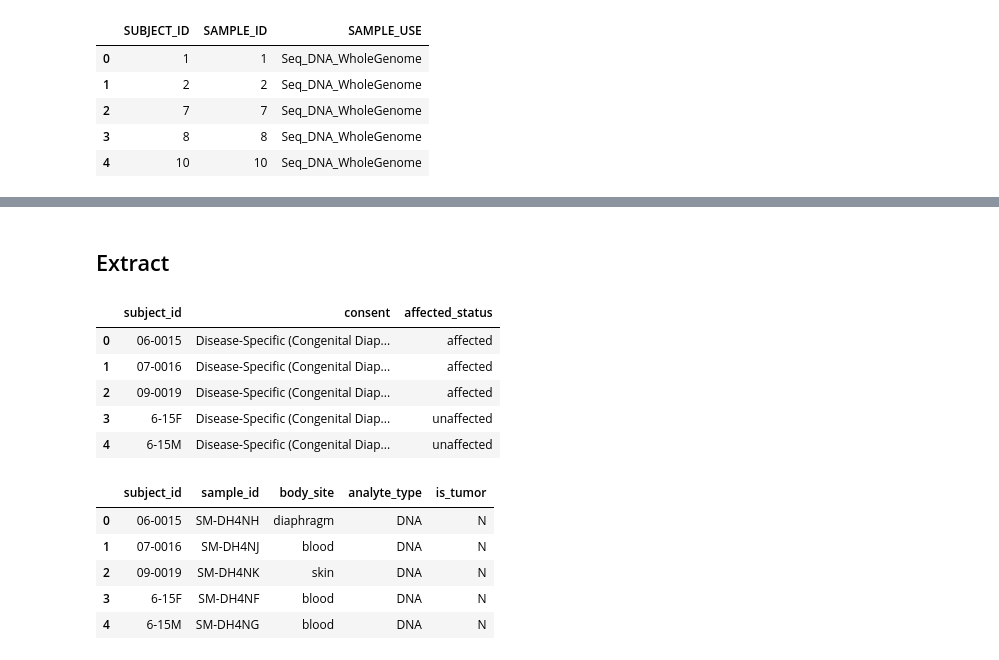
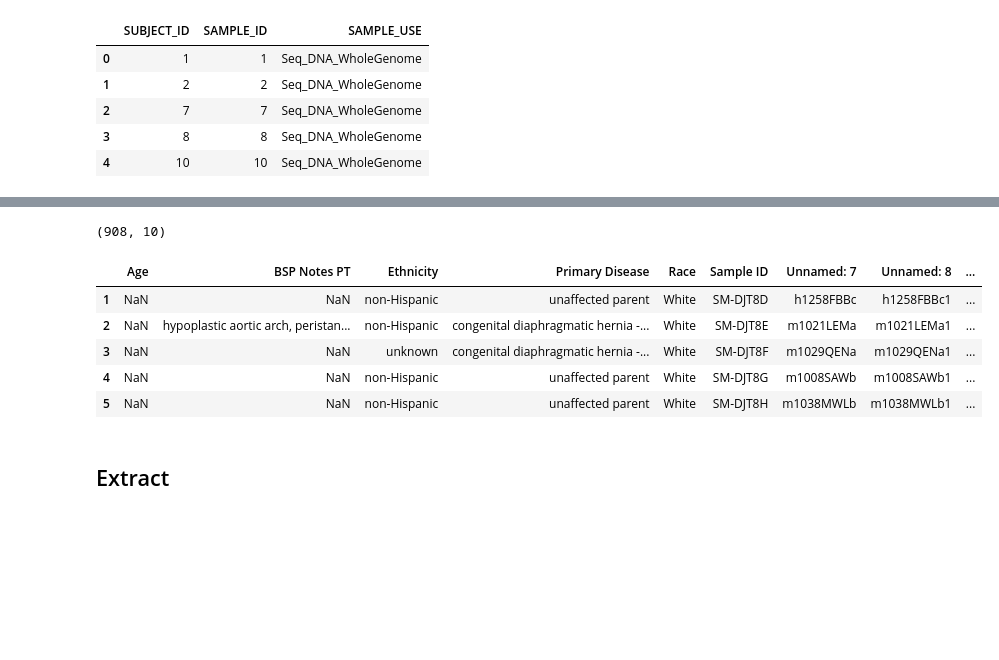
Before and after one commit to ConnorBarnhill/kf-api-dataservice, a Jupyter notebook: dataservice/util/data_import/chung/Chung-Import.ipynb, the cells around one changed output, grey strips where cells are left out. Saved outputs shown, nothing was run; the diff lists cells and outputs as text; code cells hidden in the pictures; blank space fills up the shorter version.

```diff
--- a/dataservice/util/data_import/chung/Chung-Import.ipynb
+++ b/dataservice/util/data_import/chung/Chung-Import.ipynb
@@ -339,58 +445,24 @@ df.describe(include=['O']).T.sort_values('unique', ascending=False)
+# %%
+# Phenotype sheets
+dfs = [pd.read_excel(os.path.join(MANIFESTS_DIR, filename), sheet_name=1)
+
+       for filename in os.listdir(MANIFESTS_DIR)
+
+       ]
+df = pd.concat(dfs)
+df = df[df['Sample ID'].notnull()]
+# Make all values lower case
+df['Primary Disease'] = df['Primary Disease'].apply(lambda x: str(x).lower())
+
+print(df.shape)
+df.head()
+# %% [output]
+(908, 10)
+|  | Age | BSP Notes PT | Ethnicity | Primary Disease | Race | Sample ID | Unnamed: 7 | Unnamed: 8 | ... |
+| 1 | NaN | NaN | non-Hispanic | unaffected parent | White | SM-DJT8D | h1258FBBc | h1258FBBc1 | ... |
+| 2 | NaN | hypoplastic aortic arch, peristan... | non-Hispanic | congenital diaphragmatic hernia -... | White | SM-DJT8E | m1021LEMa | m1021LEMa1 | ... |
+| 3 | NaN | NaN | unknown | congenital diaphragmatic hernia -... | White | SM-DJT8F | m1029QENa | m1029QENa1 | ... |
+| 4 | NaN | NaN | non-Hispanic | unaffected parent | White | SM-DJT8G | m1008SAWb | m1008SAWb1 | ... |
+| 5 | NaN | NaN | non-Hispanic | unaffected parent | White | SM-DJT8H | m1038MWLb | m1038MWLb1 | ... |
 # %% [markdown]
 ## Extract
-# %%
-@reformat_column_names
-@dropna_rows_cols
-def read_subject_data(filepath=None):
-    """
-    Read subject data file
-    """
-    if not filepath:
-        filepath = os.path.join(DBGAP_DIR, '4a_dbGaP_SubjectDS_corrected_7-16.xlsx')
-    df = pd.read_excel(filepath, dtype={'SUBJECT_ID': str})
-    # Decode consent ints to consent strings
-    def func(row):
-        _map = {1: "Disease-Specific (Congenital Diaphragmatic Hernia, COL, GSO, RD) (DS-CDH-COL-GSO-RD)"}
-        return _map.get(row['CONSENT'])
-    df['CONSENT'] = df.apply(func, axis=1)
-
-    # Decode affected status ints to strings
-    def func(row):
-        _map = {0:'unknown', 1: "affected", 2: "unaffected"}
-        return _map.get(row['AFFECTED_STATUS'])
-    df['AFFECTED_STATUS'] = df.apply(func, axis=1)
-    return df
-subject_df = read_subject_data()
-subject_df.head()
-# %% [output]
-|  | subject_id | consent | affected_status |
-| 0 | 06-0015 | Disease-Specific (Congenital Diap... | affected |
-| 1 | 07-0016 | Disease-Specific (Congenital Diap... | affected |
-| 2 | 09-0019 | Disease-Specific (Congenital Diap... | affected |
-| 3 | 6-15F | Disease-Specific (Congenital Diap... | unaffected |
-| 4 | 6-15M | Disease-Specific (Congenital Diap... | unaffected |
-# %%
-@reformat_column_names
-@dropna_rows_cols
-def read_subject_attr_data(filepath=None):
-    """
-    Read subject attributes file
-    """
-    if not filepath:
-        filepath = os.path.join(DBGAP_DIR, '3a_dbGaP_SubjectAttributesDS_corrected.6.12.xlsx')
-    df = pd.read_excel(filepath, dtype={'SUBJECT_ID': str})
-    # Decode body_site chars to strings
-    def func(row):
-        _map = {'B':'blood', 'SK': 'skin', 'D': 'diaphragm', 'SV': 'saliva', 'A': 'amniocytes', 'M': 'amniocytes'}
-        return _map.get(row['body_site'])
-    df['body_site'] = df.apply(func, axis=1)
-    return df
-subject_attr_df = read_subject_attr_data()
-subject_attr_df.head()
-# %% [output]
-|  | subject_id | sample_id | body_site | analyte_type | is_tumor |
-| 0 | 06-0015 | SM-DH4NH | diaphragm | DNA | N |
-| 1 | 07-0016 | SM-DH4NJ | blood | DNA | N |
-| 2 | 09-0019 | SM-DH4NK | skin | DNA | N |
-| 3 | 6-15F | SM-DH4NF | blood | DNA | N |
-| 4 | 6-15M | SM-DH4NG | blood | DNA | N |
```
Also changed, not shown: parts of 30 cells of this notebook.
